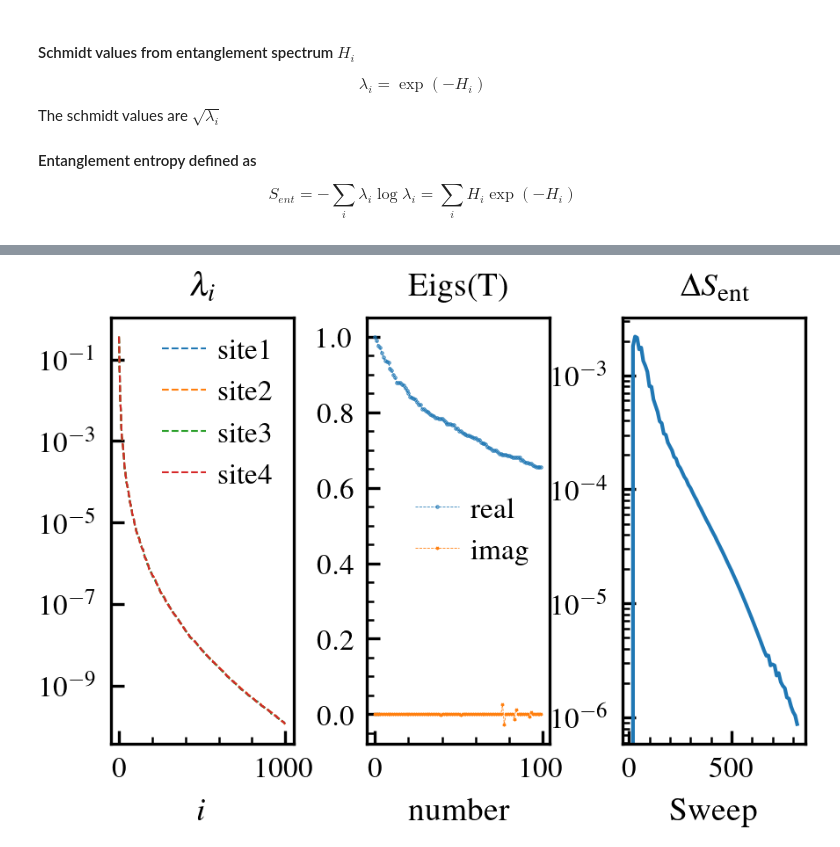
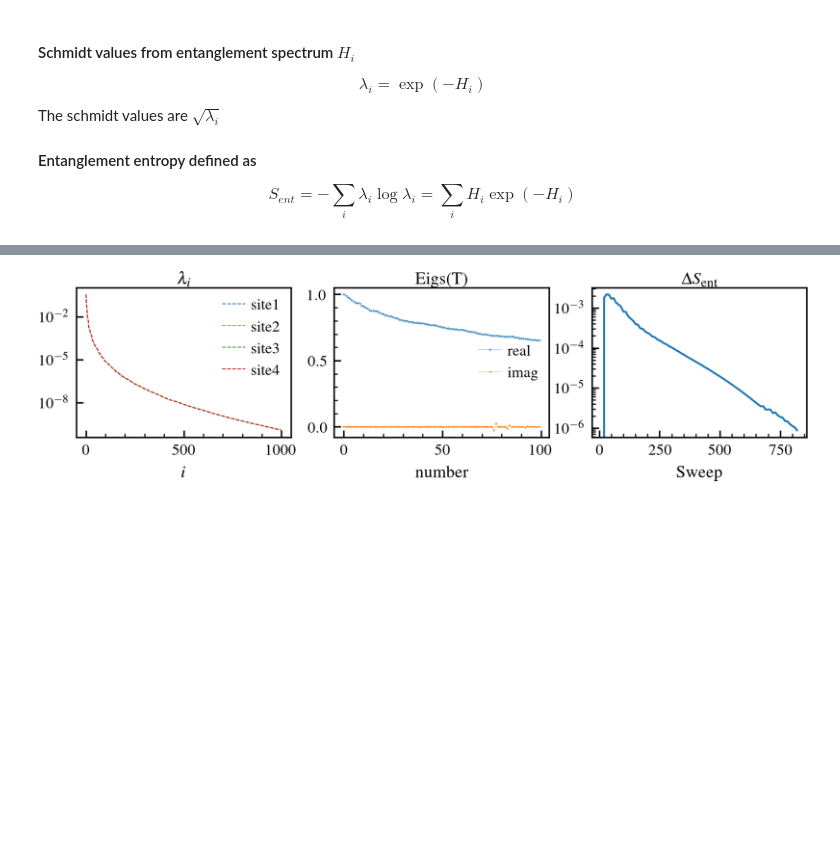
Before and after one commit to aravindhshankar/Spin1LongRangeOrder.jl, a Jupyter notebook: python/figmaker/DMRG_conv_show.ipynb, the cells around one changed output, grey strips where cells are left out. Saved outputs shown, nothing was run; the diff lists cells and outputs as text; code cells hidden in the pictures; blank space fills up the shorter version.

Commit message:
updated some figs with proper size

```diff
--- a/python/figmaker/DMRG_conv_show.ipynb
+++ b/python/figmaker/DMRG_conv_show.ipynb
@@ -44,30 +45,31 @@ EE =  [1.92329543 1.92329559 1.92329523 1.92329534]
 # %%
 fig, ax = plt.subplots(1,3)
-fig_width = ssh.set_size(width_pt=246*1.5, fraction=1./3, subplots=(1,3))
-fig.subplots_adjust(wspace=0.4)
+fig_width = ssh.set_size_ht(width_pt=246*2.0, fraction=1, subplots=(1,3))
+fig.set_size_inches(fig_width)
+fig.subplots_adjust(wspace=0.2)
 for i in [0,1,2,3]:
     lambdai = np.exp(-np.array(ent_spec))[i]
     ax[0].plot(lambdai, ls='--', marker='', ms=0.5, lw=0.5, label=f'site{i+1}')
 
 ax[0].set_yscale('log')
 ax[0].legend()
 ax[0].set_xlabel(r'$i$')
-ax[0].set_title(r'$\lambda_i$')
+ax[0].set_title(r'$\lambda_i$',pad=-1)
 
 
 # ax[1].plot(diags['max_trunc_err'])
 ax[1].plot(evs.real, marker='.', ls='--', lw=0.2, label='real', ms=0.5)
 ax[1].plot(evs.imag, marker='*', ls='--', lw=0.2, label='imag', ms=0.5)
 ax[1].legend()
 ax[1].set_yscale('linear')
 ax[1].set_xlabel(r'number')
-ax[1].set_title(r'Eigs(T)')
+ax[1].set_title(r'Eigs(T)',pad=-1)
 
 ax[2].plot(diags['sweep'], diags['Delta_S'])
 ax[2].set_xlabel(r'Sweep')
-ax[2].set_title(r'$\Delta S_{\mathrm{ent}}$')
+ax[2].set_title(r'$\Delta S_{\mathrm{ent}}$',pad=-1)
 ax[2].set_yscale('log')
 
 fig.savefig('figures/dmrg_diagnostics.pdf', bbox_inches='tight')
 # %% [output]
-[figure, old version]
+[figure, new version]
```
Also changed, not shown: parts of 2 cells of this notebook, 1 other file.
